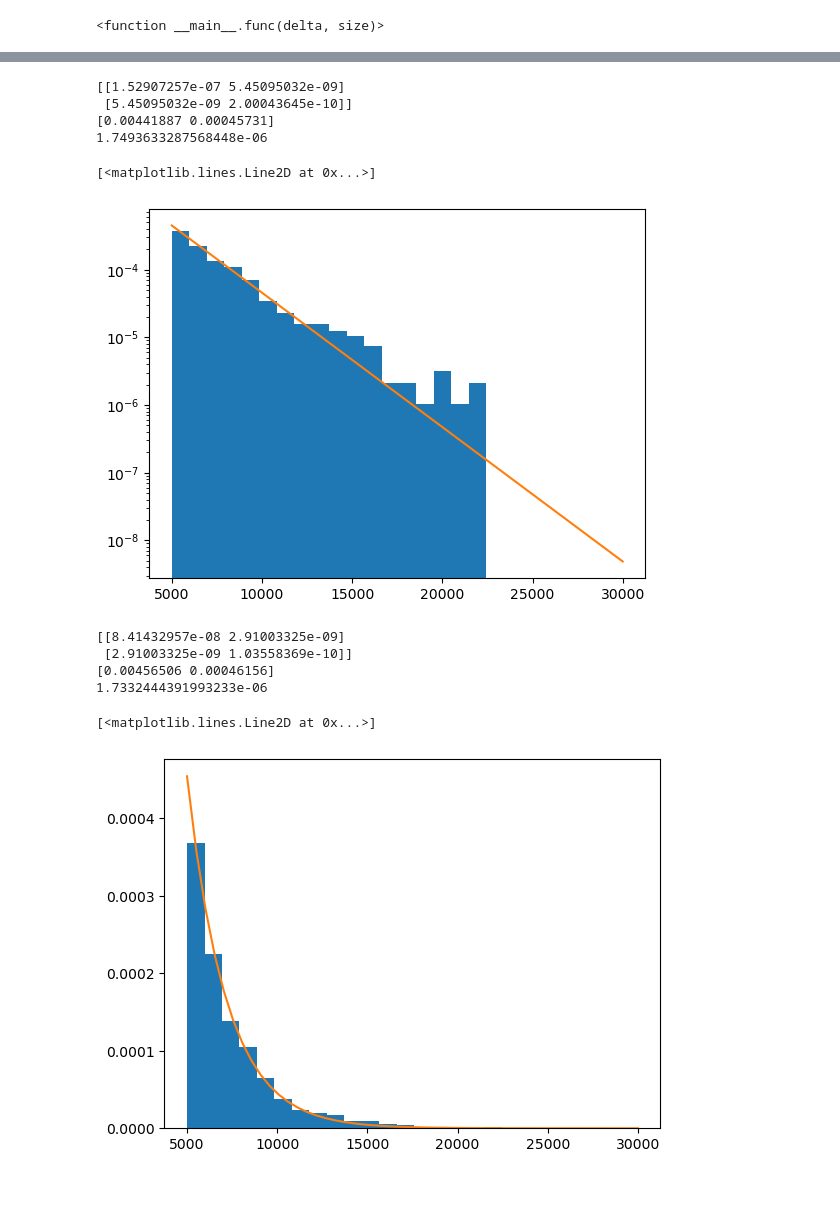
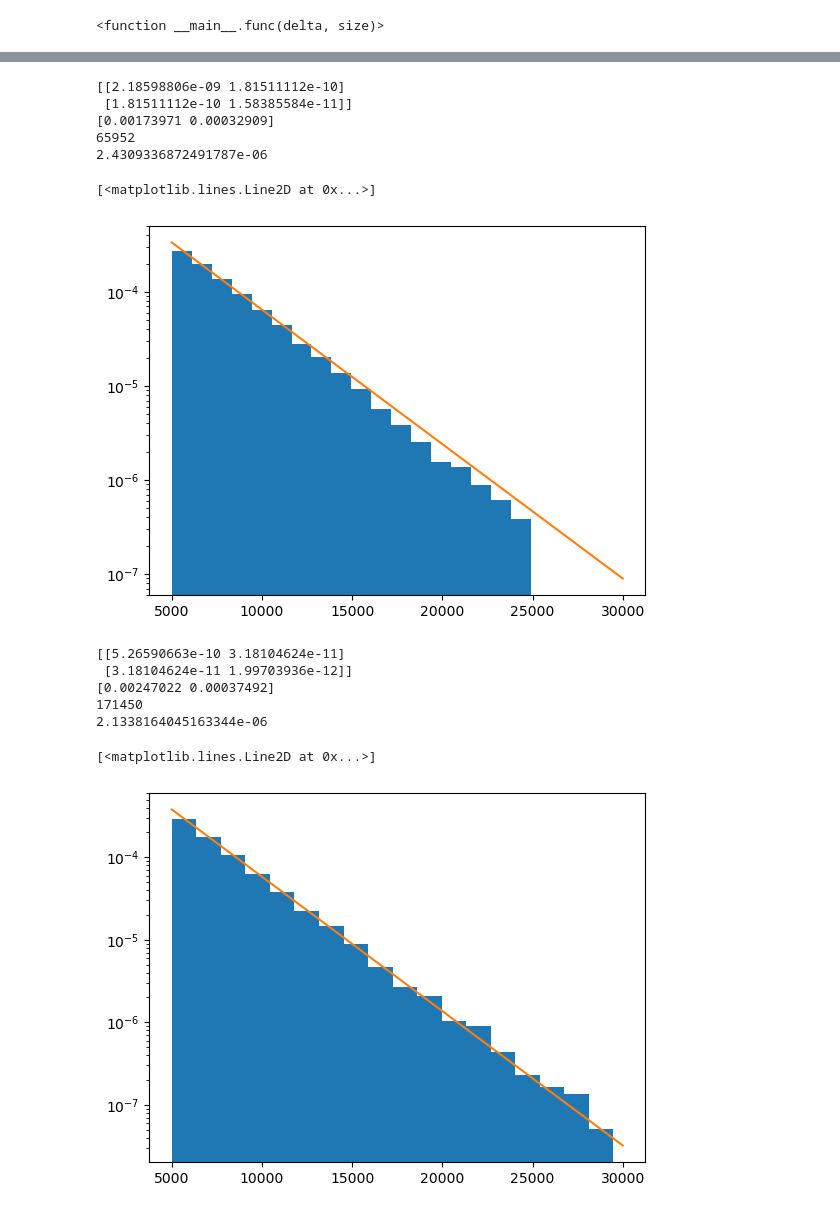
Before and after one commit to Modularius/supermusr-data-pipeline, a Jupyter notebook: trace-to-dsp-events/Python/jupyter.ipynb, the cells around one changed output, grey strips where cells are left out. Drawn from its saved outputs; the diff is of its cells as text; code cells hidden in the pictures.

```diff
--- a/trace-to-dsp-events/Python/jupyter.ipynb
+++ b/trace-to-dsp-events/Python/jupyter.ipynb
@@ -205,7 +205,8 @@ values, edges, _, = plt.hist(times, bins = 20, density = True, log = False)
 times = [pulse.steepest_rise[0]
             for pulse in FileToPulseBasics(get_event_file('Saves/output_all_pulses.csv'))
                 if pulse.start[0] > 5000
-                and pulse.peak[1] > 0.39965
+                and pulse.end[0] < 25000
+                and pulse.peak[1] > 0.3980
         ]
 values, edges, _, = plt.hist(times, bins = 18, density = True, log = True)
 
@@ -218,41 +219,45 @@ pos = np.array([(e1 + e2)/2 for (e1,e2) in zip(edges[:-1],edges[1:])])
 popt, pcov = curve_fit(func, pos, values, p0 = (1.0,0.0))
 print(pcov)
 print(popt)
+print(len(times))
 print(8e-10/popt[1])
 
 X = np.linspace(5000,30000)
 plt.plot(X,func(X, *popt))
 # %% [output]
-[[1.52907257e-07 5.45095032e-09]
- [5.45095032e-09 2.00043645e-10]]
-[0.00441887 0.00045731]
-1.7493633287568448e-06
+[[2.18598806e-09 1.81511112e-10]
+ [1.81511112e-10 1.58385584e-11]]
+[0.00173971 0.00032909]
+65952
+2.4309336872491787e-06
 [<matplotlib.lines.Line2D at 0x...>]
-[figure, old version]
+[figure, new version]
 # %%
 times = [pulse.start[0]
             for pulse in FileToPulseBasics(get_event_file('Saves/output_all_pulses_simple.csv'))
                 if pulse.start[0] > 5000
         ]
-values, edges, _, = plt.hist(times, bins = 18, density = True, log = False)
+values, edges, _, = plt.hist(times, bins = 18, density = True, log = True)
 
 from scipy.optimize import curve_fit
 def func(x, a, b):
     return a*np.exp(-b*x)
 
 pos = np.array([(e1 + e2)/2 for (e1,e2) in zip(edges[:-1],edges[1:])])
 
 popt, pcov = curve_fit(func, pos, values, p0 = (1.0,0.0))
 print(pcov)
 print(popt)
+print(len(times))
 print(8e-10/popt[1])
 
 X = np.linspace(5000,30000)
 plt.plot(X,func(X, *popt))
 # %% [output]
-[[8.41432957e-08 2.91003325e-09]
- [2.91003325e-09 1.03558369e-10]]
-[0.00456506 0.00046156]
-1.7332444391993233e-06
+[[5.26590663e-10 3.18104624e-11]
+ [3.18104624e-11 1.99703936e-12]]
+[0.00247022 0.00037492]
+171450
+2.1338164045163344e-06
 [<matplotlib.lines.Line2D at 0x...>]
-[figure, old version]
+[figure, new version]
```
Also changed, not shown: parts of 1 cell of this notebook, 6 other files.
